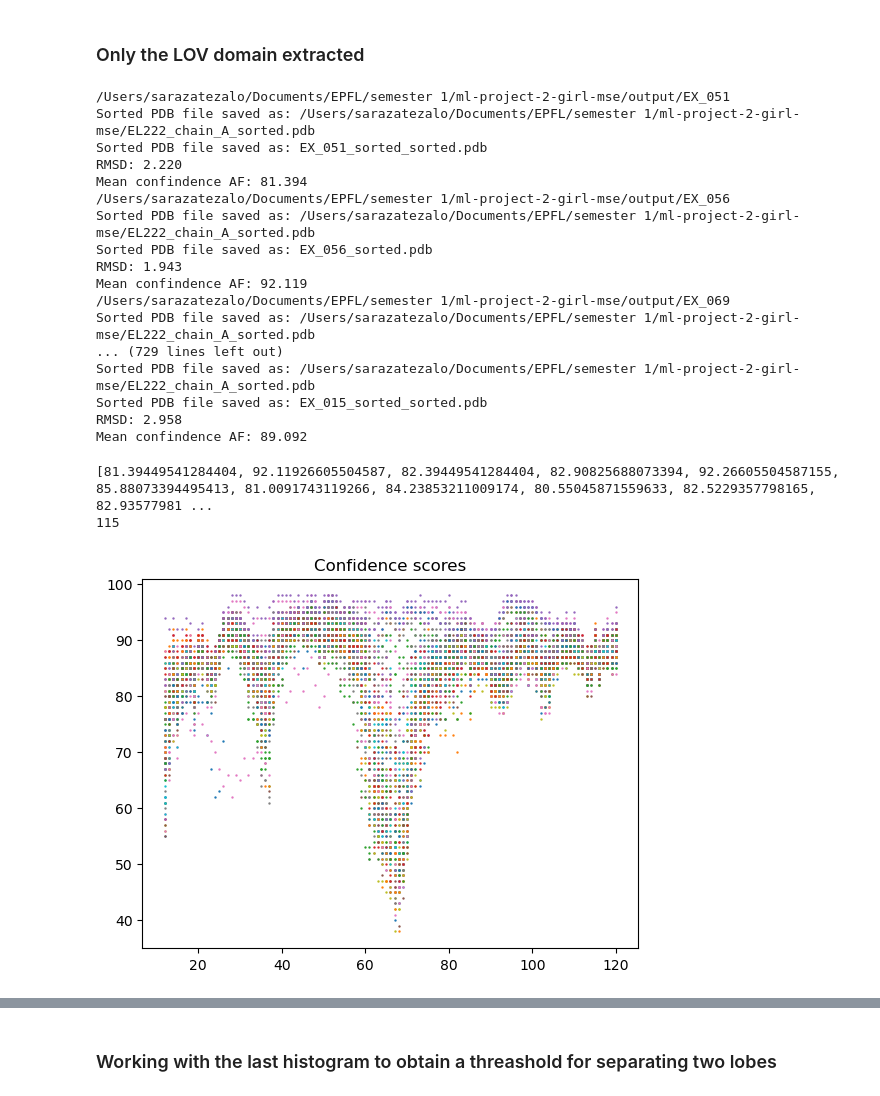
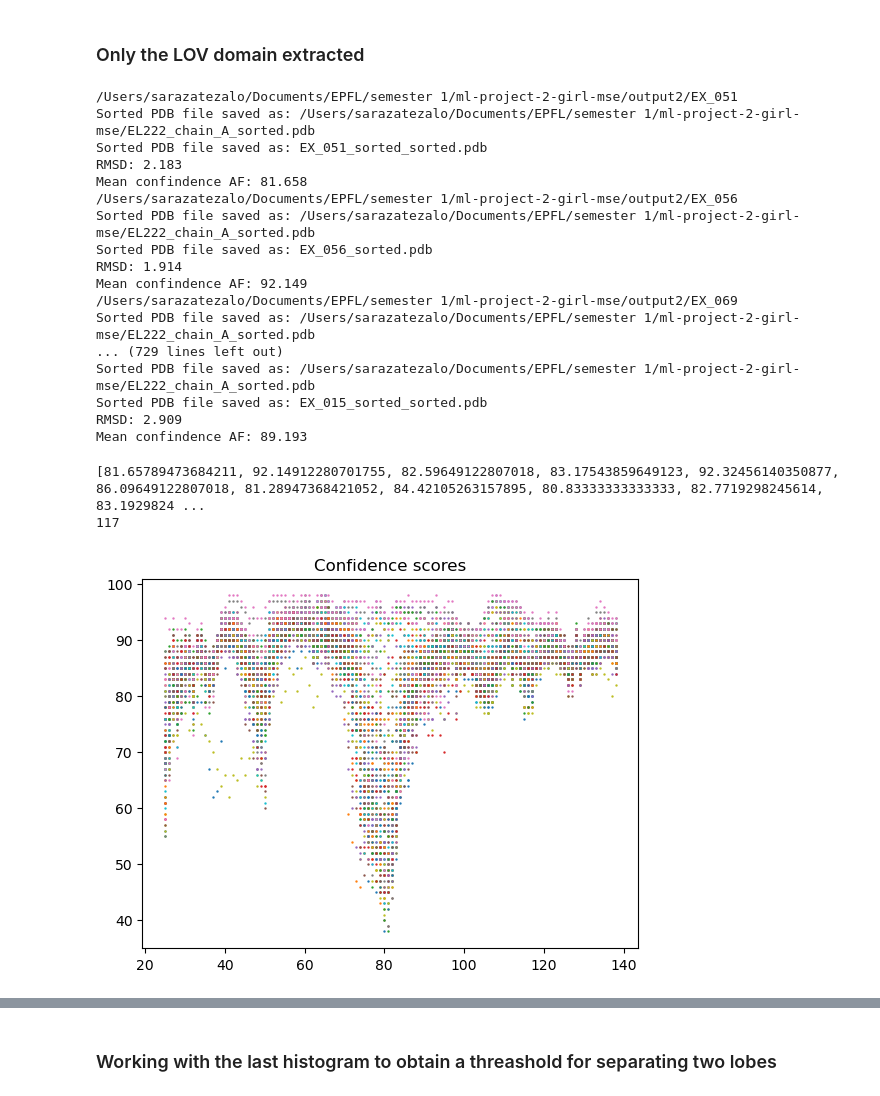
Before and after one commit to masazelic/ml-project-2-girl-mse, a Jupyter notebook: Untitled-1.ipynb, the cells around one changed output, grey strips where cells are left out. Cells and saved outputs as stored; diff of their text form; code cells hidden in the pictures.

Commit message:
ON anf OFF clusters

```diff
--- a/Untitled-1.ipynb
+++ b/Untitled-1.ipynb
@@ -88,8 +88,8 @@ remove_unmatched_files(folder_path)
 # %%
 from run_comparisson_for_AF_cluster_modified import *
 
-parent_folder_path = '/Users/sarazatezalo/Documents/EPFL/semester 1/ml-project-2-girl-mse/output'
+parent_folder_path = '/Users/sarazatezalo/Documents/EPFL/semester 1/ml-project-2-girl-mse/output2'
 original_pdb_file = "/Users/sarazatezalo/Documents/EPFL/semester 1/ml-project-2-girl-mse/EL222_chain_A.pdb"
 choose_contigs = "with low-confidenceLOV" # "without low-confidenceLOV", "whole_protein"
-list_scores, list_matched_ids, list_rmsd, list_sequences = run_alignments_on_subfolders(parent_folder_path, original_pdb_file, choose_contigs)
+list_scores, list_matched_ids, list_rmsd, list_sequences, cluster_ids = run_alignments_on_subfolders(parent_folder_path, original_pdb_file, choose_contigs)
 # %% [output]
@@ -133,7 +133,8 @@ for i in range(index):
     if mean_conf > 80:
         more_80_rmsd.append(list_rmsd[i])
         more_80.append(mean_conf)
-        plt.scatter(list_matched_ids[i], list_scores[i], s=0.5)
+        list = np.asarray(list_matched_ids[i]) + 13
+        plt.scatter(list, list_scores[i], s=0.5)
 
 print(more_80)
 print(len(more_80))
@@ -160,54 +161,55 @@ Text(0.5, 0, 'RMSD value')
 # %% [markdown]
 ### Only the LOV domain extracted
 # %%
-parent_folder_path = '/Users/sarazatezalo/Documents/EPFL/semester 1/ml-project-2-girl-mse/output'
+parent_folder_path = '/Users/sarazatezalo/Documents/EPFL/semester 1/ml-project-2-girl-mse/output2'
 original_pdb_file = "/Users/sarazatezalo/Documents/EPFL/semester 1/ml-project-2-girl-mse/EL222_chain_A.pdb"
 choose_contigs = "without low-confidenceLOV" # "without low-confidenceLOV", "whole_protein"
-list_scores, list_matched_ids, list_rmsd, list_sequences = run_alignments_on_subfolders(parent_folder_path, original_pdb_file, choose_contigs)
+list_scores, list_matched_ids, list_rmsd, list_sequences, cluster_ids = run_alignments_on_subfolders(parent_folder_path, original_pdb_file, choose_contigs)
 # %% [output]
-/Users/sarazatezalo/Documents/EPFL/semester 1/ml-project-2-girl-mse/output/EX_051
+/Users/sarazatezalo/Documents/EPFL/semester 1/ml-project-2-girl-mse/output2/EX_051
 Sorted PDB file saved as: /Users/sarazatezalo/Documents/EPFL/semester 1/ml-project-2-girl-mse/EL222_chain_A_sorted.pdb
 Sorted PDB file saved as: EX_051_sorted_sorted.pdb
-RMSD: 2.220
-Mean confindence AF: 81.394
-/Users/sarazatezalo/Documents/EPFL/semester 1/ml-project-2-girl-mse/output/EX_056
+RMSD: 2.183
+Mean confindence AF: 81.658
+/Users/sarazatezalo/Documents/EPFL/semester 1/ml-project-2-girl-mse/output2/EX_056
 Sorted PDB file saved as: /Users/sarazatezalo/Documents/EPFL/semester 1/ml-project-2-girl-mse/EL222_chain_A_sorted.pdb
 Sorted PDB file saved as: EX_056_sorted.pdb
-RMSD: 1.943
-Mean confindence AF: 92.119
-/Users/sarazatezalo/Documents/EPFL/semester 1/ml-project-2-girl-mse/output/EX_069
+RMSD: 1.914
+Mean confindence AF: 92.149
+/Users/sarazatezalo/Documents/EPFL/semester 1/ml-project-2-girl-mse/output2/EX_069
 Sorted PDB file saved as: /Users/sarazatezalo/Documents/EPFL/semester 1/ml-project-2-girl-mse/EL222_chain_A_sorted.pdb
 ... (729 lines left out)
 Sorted PDB file saved as: /Users/sarazatezalo/Documents/EPFL/semester 1/ml-project-2-girl-mse/EL222_chain_A_sorted.pdb
 Sorted PDB file saved as: EX_015_sorted_sorted.pdb
-RMSD: 2.958
-Mean confindence AF: 89.092
+RMSD: 2.909
+Mean confindence AF: 89.193
 # %%
 more_80 = []
 more_80_rmsd = []
 plt.figure()
 
 index = len(list_scores)
 for i in range(index):
     #plt.figure()
     #plt.scatter(np.array(list_matched_ids[i]), np.array(list_scores[i]))
     #label = 'Confidence scores for ' + str(int(i))
     #plt.title(label)
     #plt.show()
     mean_conf = sum(list_scores[i])/len(list_scores[i])
     if mean_conf > 80:
         more_80_rmsd.append(list_rmsd[i])
         more_80.append(mean_conf)
-        plt.scatter(list_matched_ids[i], list_scores[i], s=0.5)
+        list = np.asarray(list_matched_ids[i]) + 13
+        plt.scatter(list, list_scores[i], s=0.5)
 
 print(more_80)
 print(len(more_80))
 plt.title('Confidence scores')
 plt.show()
 # %% [output]
-[81.39449541284404, 92.11926605504587, 82.39449541284404, 82.90825688073394, 92.26605504587155, 85.88073394495413, 81.0091743119266, 84.23853211009174, 80.55045871559633, 82.5229357798165, 82.93577981 ...
-115
+[81.65789473684211, 92.14912280701755, 82.59649122807018, 83.17543859649123, 92.32456140350877, 86.09649122807018, 81.28947368421052, 84.42105263157895, 80.83333333333333, 82.7719298245614, 83.1929824 ...
+117
-[figure, old version]
+[figure, new version]
 # %%
 plt.figure()
 fig, ax = plt.subplots(1,2, figsize=(15,5))
```
Also changed, not shown: parts of 8 cells of this notebook, 1 other file.
